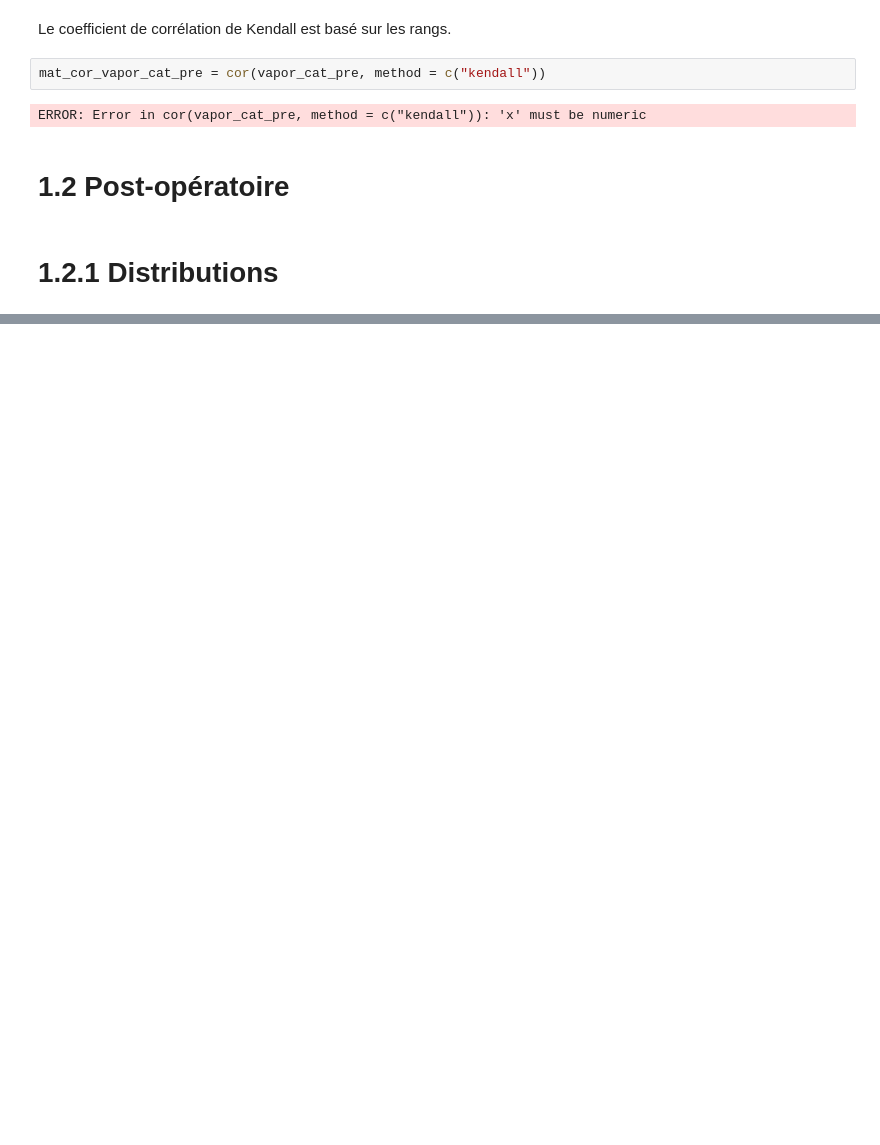
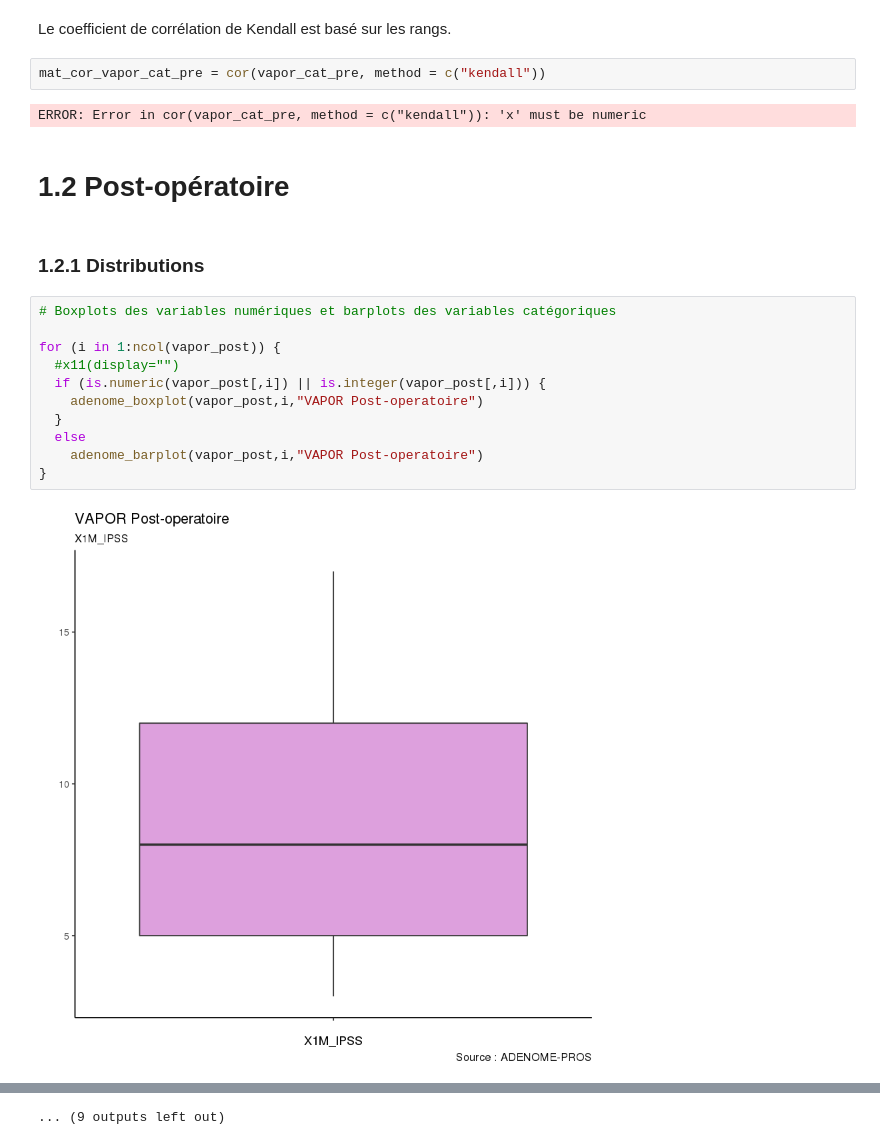
Before and after one commit to BigFab/TP_Adenome, a Jupyter notebook: Adenome.ipynb, the cells around one changed output, grey strips where cells are left out. Drawn from its saved outputs; the diff is of its cells as text; blank space fills up the shorter version.

```diff
--- a/Adenome.ipynb
+++ b/Adenome.ipynb
@@ -210,4 +211,17 @@ ERROR: Error in cor(vapor_cat_pre, method = c("kendall")): 'x' must be numeric
 # %% [markdown]
 # 1.2 Post-opératoire
 # %% [markdown]
-# 1.2.1 Distributions
+### 1.2.1 Distributions
+# %%
+# Boxplots des variables numériques et barplots des variables catégoriques
+
+for (i in 1:ncol(vapor_post)) {
+  #x11(display="")
+  if (is.numeric(vapor_post[,i]) || is.integer(vapor_post[,i])) {
+    adenome_boxplot(vapor_post,i,"VAPOR Post-operatoire")
+  }
+  else
+    adenome_barplot(vapor_post,i,"VAPOR Post-operatoire")
+}
+# %% [output]
+[figure, added]
@@ -213,0 +239 @@ ERROR: Error in cor(vapor_cat_pre, method = c("kendall")): 'x' must be numeric
+... (9 outputs left out)
```
Also changed, not shown: parts of 26 cells of this notebook, 1 other file.
